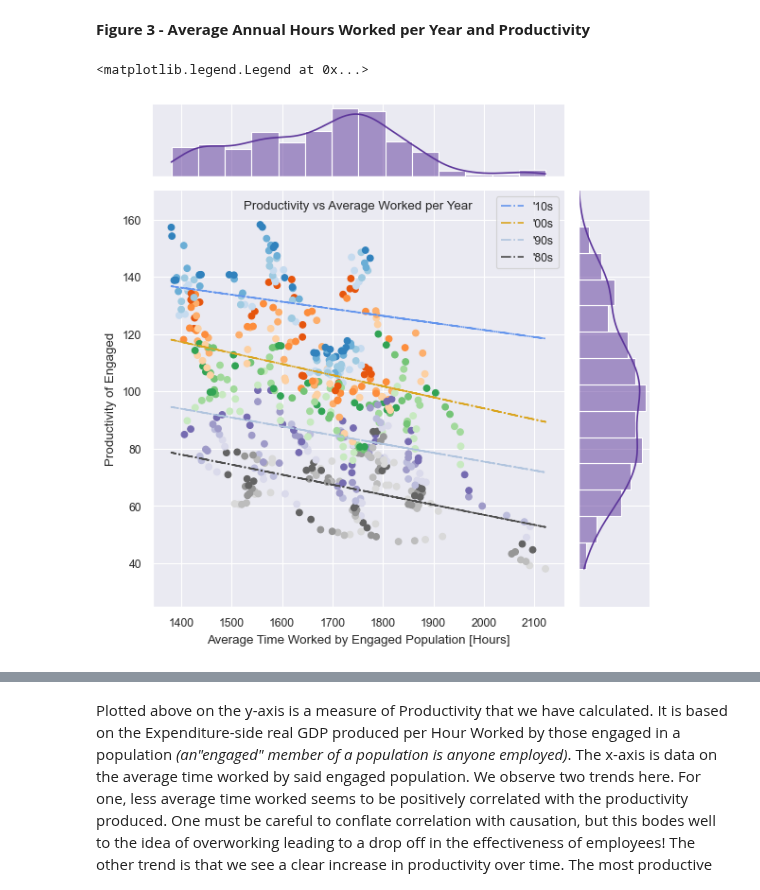
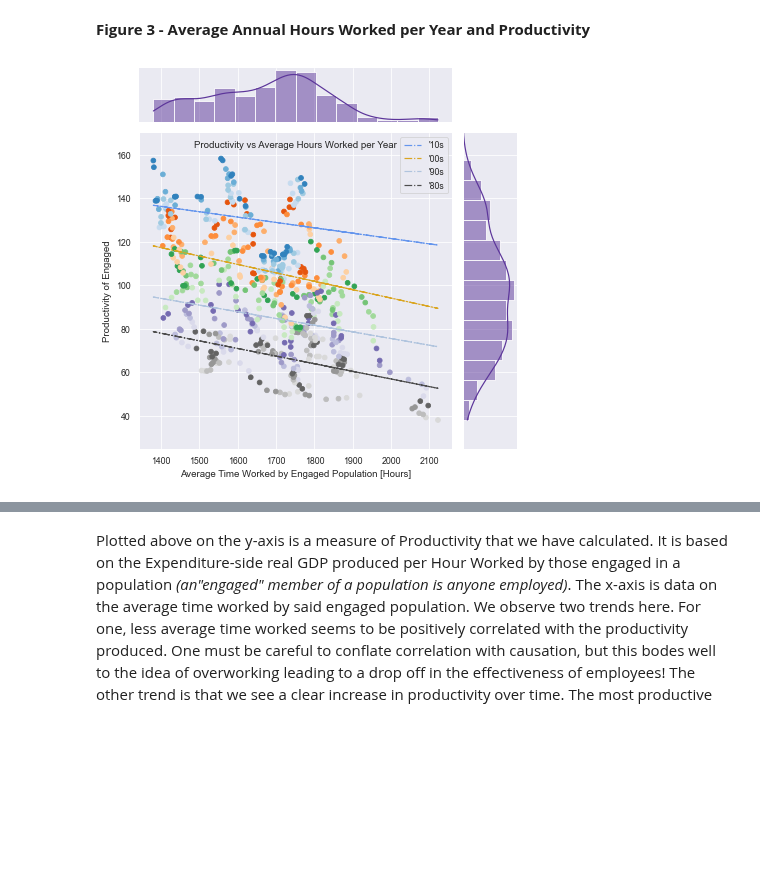
Before and after one commit to ubco-W2022T1-cosc301/project-group17, a Jupyter notebook: notebooks/group_analysis.ipynb, the cells around one changed output, grey strips where cells are left out. Saved outputs shown, nothing was run; the diff lists cells and outputs as text; code cells hidden in the pictures; blank space fills up the shorter version.

```diff
--- a/notebooks/group_analysis.ipynb
+++ b/notebooks/group_analysis.ipynb
@@ -61,33 +61,33 @@ ax1.ax_joint.cla()
 X = all_clean['avh'].to_numpy()
 Y = all_clean['prod'].to_numpy()
 z = all_clean['year'].to_numpy()
 
 ind1 = np.where((z >= 1980)&(z<1990))
 ind2 = np.where((z >= 1990)&(z<2000))
 ind3 = np.where((z >= 2000)&(z<2010))
 ind4 = np.where((z >= 2010)&(z<2020))
 coef1 = np.polyfit(X[ind1], Y[ind1], 1)
 p1 = np.poly1d(coef1)
 coef2 = np.polyfit(X[ind2], Y[ind2], 1)
 p2 = np.poly1d(coef2)
 coef3 = np.polyfit(X[ind3], Y[ind3], 1)
 p3 = np.poly1d(coef3)
 coef4 = np.polyfit(X[ind4], Y[ind4], 1)
 p4 = np.poly1d(coef4)
 
 plt.xlabel("Average Time Worked by Engaged Population [Hours]")
 plt.ylabel("Productivity of Engaged")
 plt.scatter(x = X, y = Y, c=z, cmap='tab20c_r')
 plt.plot(X, p4(X), c='cornflowerblue', linestyle='-.', label="'10s")
 plt.plot(X, p3(X), 'goldenrod', linestyle='-.', label="'00s")
 plt.plot(X, p2(X), 'lightsteelblue', linestyle='-.', label="'90s")
 plt.plot(X, p1(X), '0.3', linestyle='-.', label="'80s")
 
 
 
 plt.ylim(25, 170)
-plt.title('Productivity vs Average Worked per Year',y=1.0, pad=-14)
+plt.title('Productivity vs Average Hours Worked per Year',y=1.0, pad=-14)
 plt.legend()
+plt.savefig('../images/prod_v_hours.png')
 # %% [output]
-<matplotlib.legend.Legend at 0x...>
-[figure, old version]
+[figure, new version]
```
Also changed, not shown: parts of 3 cells of this notebook, 4 other files.
